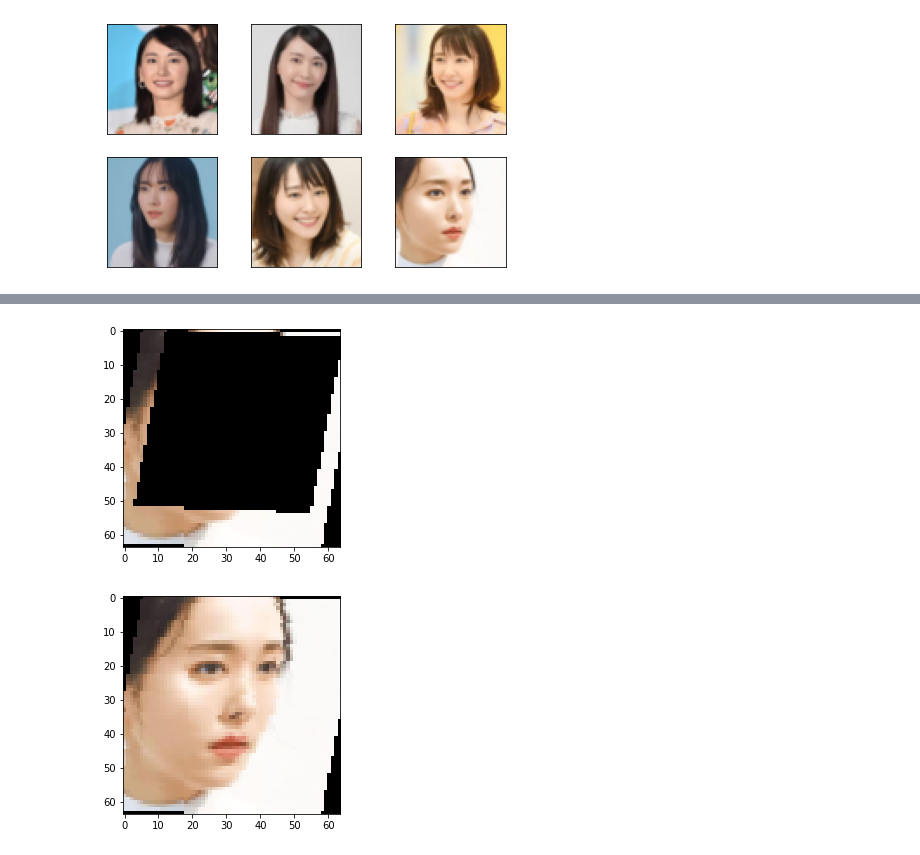
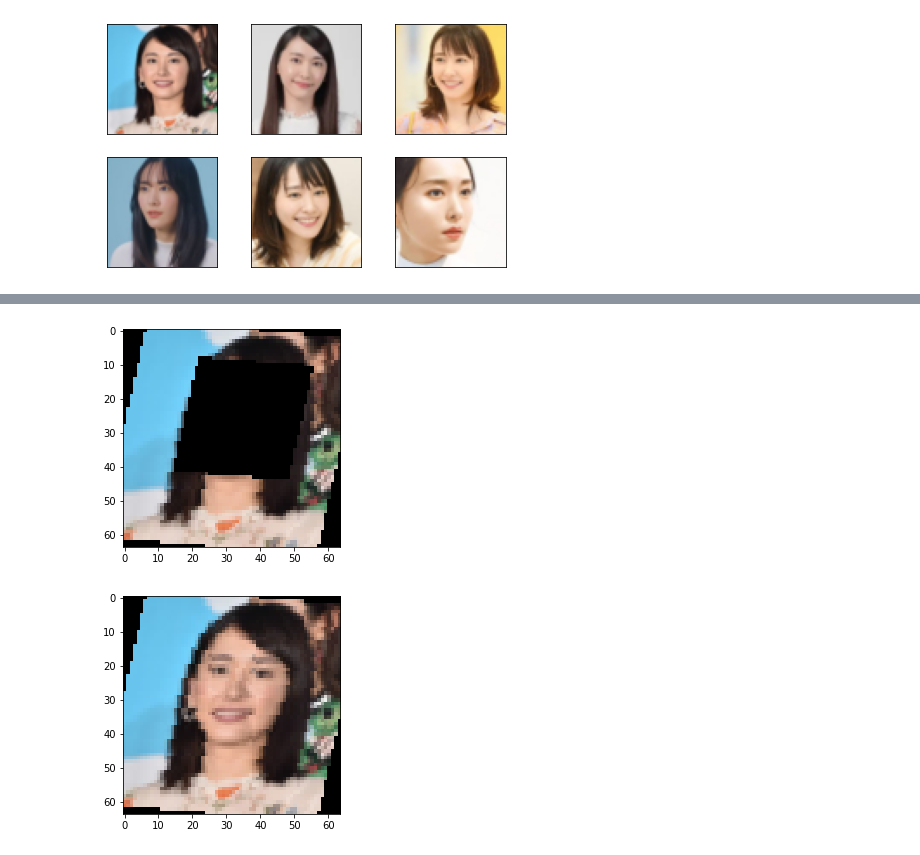
Before and after one commit to m3gofriends/My-Machine-and-Deep-Learning-Template-main, a Jupyter notebook: PyTorch/AutoEncoder/AutoEncoder_FaceSwap/AutoEncoder_FaceSwap.ipynb, the cells around one changed output, grey strips where cells are left out. Saved outputs shown, nothing was run; the diff lists cells and outputs as text; code cells hidden in the pictures.

```diff
--- a/PyTorch/AutoEncoder/AutoEncoder_FaceSwap/AutoEncoder_FaceSwap.ipynb
+++ b/PyTorch/AutoEncoder/AutoEncoder_FaceSwap/AutoEncoder_FaceSwap.ipynb
@@ -72,13 +72,8 @@ train_flip_tfm = transforms.Compose([
 ])
 
 addition_tfm = transforms.Compose([
-    #transforms.ColorJitter(brightness=0.25, contrast=0.25, saturation=0.25),
-    torchvision.transforms.RandomAffine(degrees=15, shear=(0,15))
+    torchvision.transforms.RandomAffine(degrees=30, shear=(0,15))
 ])
-
-resize_tfm = transforms.Compose([
-    transforms.Resize((64,64)),
-])
 # %%
 A_train_set = ImageFolder("./Face/A_Face", loader=lambda x: Image.open(x), transform=train_tfm)
 A_train_flip_set = ImageFolder("./Face/A_Face", loader=lambda x: Image.open(x), transform=train_flip_tfm)
@@ -166,15 +135,13 @@ for i in range(102):
 # %%
-import torch
-
 torch.random.manual_seed(6)
-plt.imshow(transforms.ToPILImage()(addition_tfm(crop_face(B_train_set[5][0]))))
+plt.imshow(transforms.ToPILImage()(addition_tfm(crop_face(B_train_set[0][0]))))
 plt.show()
 torch.random.manual_seed(6)
-plt.imshow(transforms.ToPILImage()(addition_tfm(B_train_set[5][0])))
+plt.imshow(transforms.ToPILImage()(addition_tfm(B_train_set[0][0])))
 plt.show()
 # %% [output]
-[figure, old version]
+[figure, new version]
-[figure, old version]
+[figure, new version]
 # %%
 class conv_autoencoder(nn.Module):
     def __init__(self):
```
Also changed, not shown: parts of 7 cells of this notebook.
